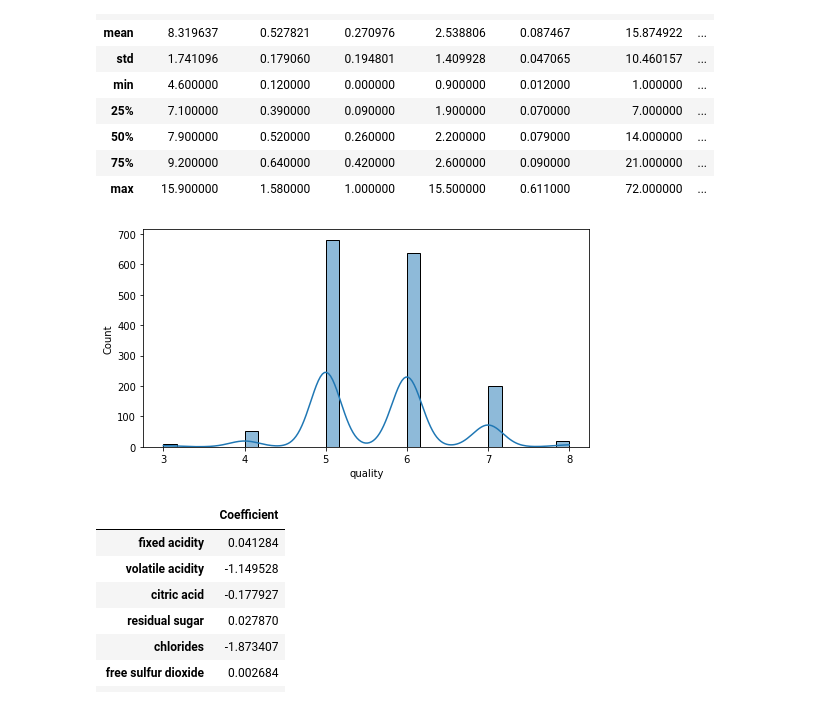
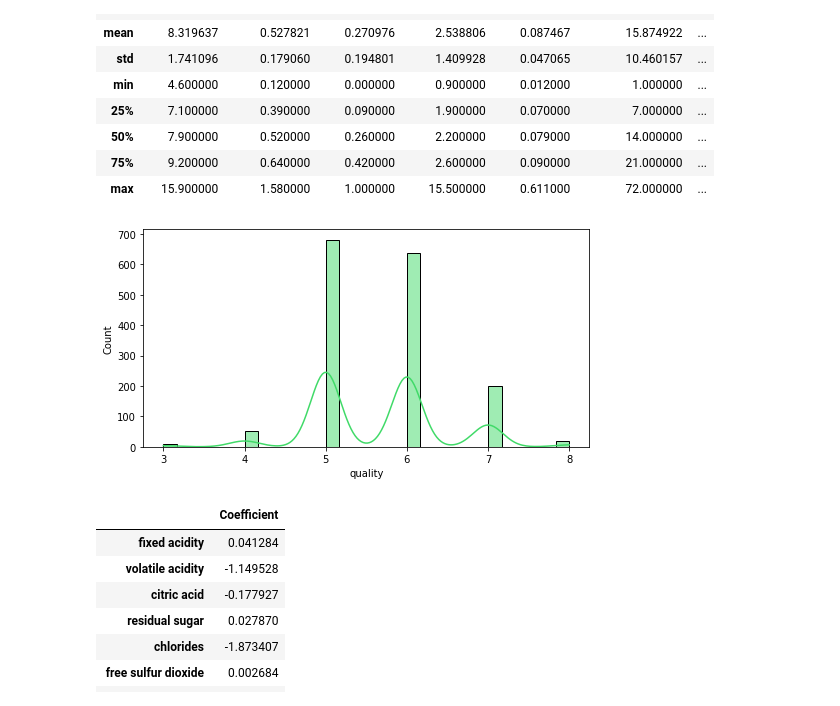
Before and after one commit to thiagolopes97/ITA, a Jupyter notebook: CT-600 Estágio Docência/Aula2_RegLin_Log[Final].ipynb, the cells around one changed output. Drawn from its saved outputs; the diff is of its cells as text; code cells hidden in the pictures.

```diff
--- a/CT-600 Estágio Docência/Aula2_RegLin_Log[Final].ipynb
+++ b/CT-600 Estágio Docência/Aula2_RegLin_Log[Final].ipynb
@@ -311,13 +344,13 @@ y = df['quality']
 # %%
 # Plotagem do histograma de qualidade
 
 plt.figure(figsize=(8,4))
 plt.tight_layout()
-sns.histplot(df['quality'],kde=True)
+sns.histplot(df['quality'],kde=True,color="#40DA68")
 
 plt.show()
 # %% [output]
-[figure, old version]
+[figure, new version]
 # %%
 # Separação do dataset em treino e teste
 X_train, X_test, y_train, y_test = train_test_split(X, y, test_size=0.2, random_state=0)
```
Also changed, not shown: parts of 28 cells of this notebook, 47 other files.
